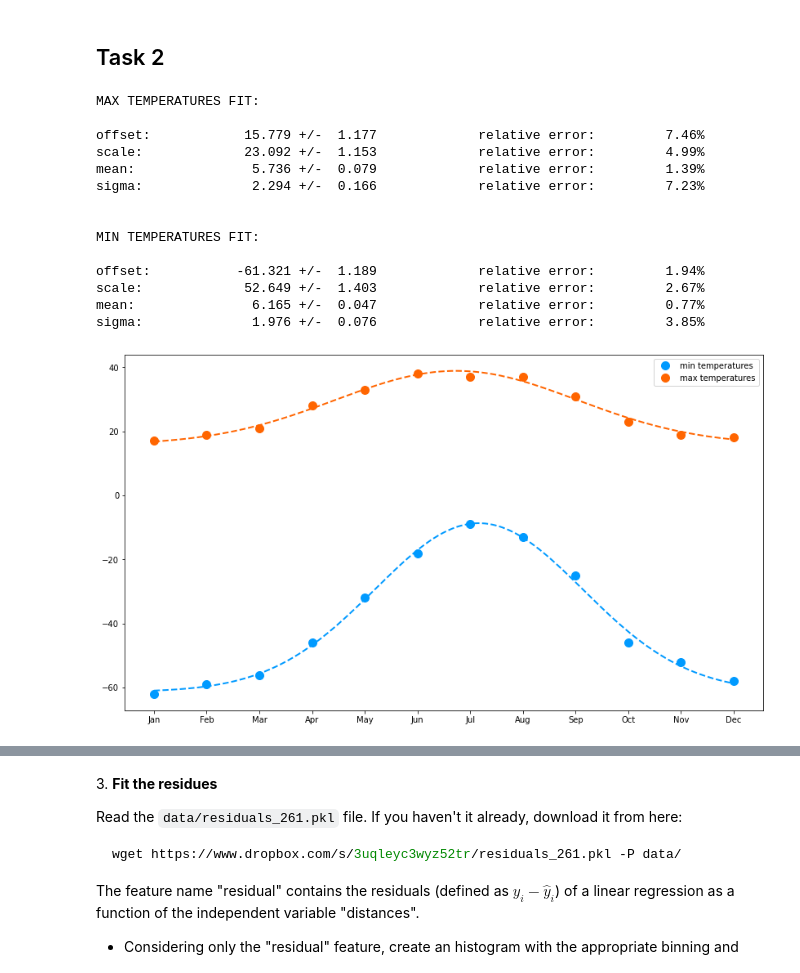
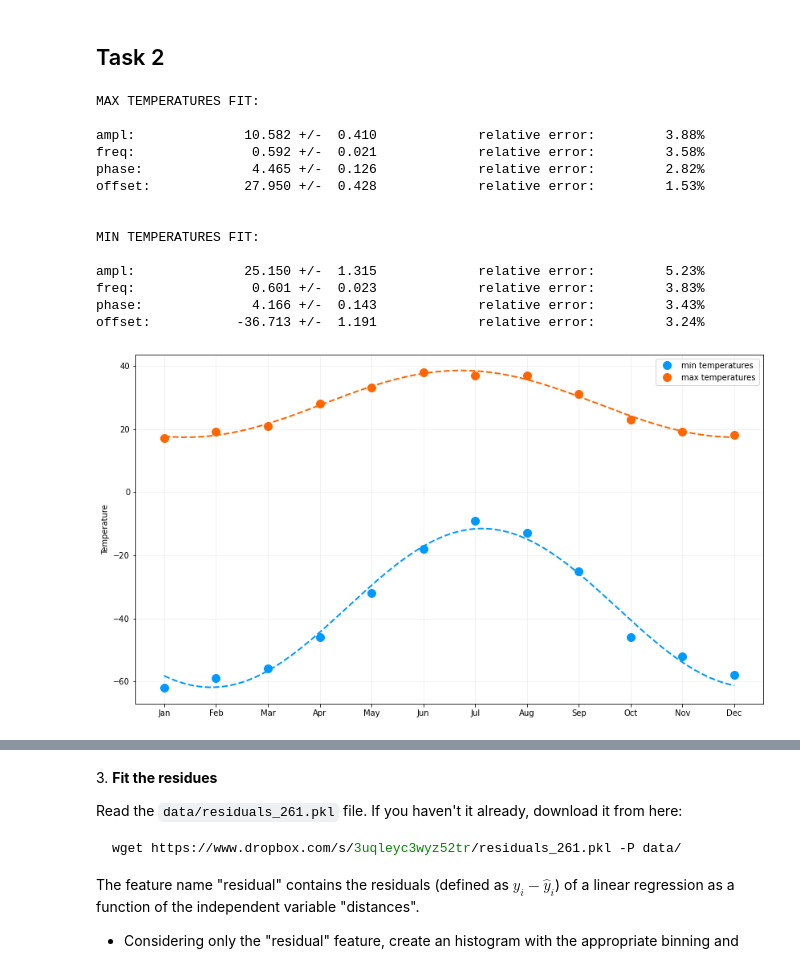
Before and after one commit to PhysicsOfData/LaboratoryOfComputationalPhysics_Y4, a Jupyter notebook: 08ex_fitting.ipynb, the cells around one changed output, grey strips where cells are left out. Drawn from its saved outputs; the diff is of its cells as text; code cells hidden in the pictures.

```diff
--- a/08ex_fitting.ipynb
+++ b/08ex_fitting.ipynb
@@ -141,17 +143,31 @@ t_max = np.array([17,   19,  21,  28,  33,  38, 37,  37,  31,  23,  19,  18])
 t_min = np.array([-62, -59, -56, -46, -32, -18, -9, -13, -25, -46, -52, -58]) # cold huh
 
 months = ["Jan", "Feb", "Mar", "Apr", "May", "Jun", "Jul", "Aug", "Sep", "Oct", "Nov", "Dec"]
-num_months = list(range(len(months)))
+num_months = np.array(list(range(len(months))))
-# %%
-def f(x, a, b, c, d):
-    """gaussian function"""
-    return a + b * np.exp(-np.power(x - c, 2.) / (2 * np.power(d, 2.)))
-
-par_list = ["offset", "scale", "mean", "sigma"]
+# %%
+# we expect temperatures to be periodic throughout the years
+# namely we expect higher max and min temperatures in summer and lower temperatures in winter
+# let's try with a sine function then
+
+def f(x, A, w, k, c):
+    """
+    periodic function
+
+    args:
+        x : data
+        A : amplitude
+        w : frequency
+        k : phase
+        c : offset
+    """
+
+    return A * np.sin(w*x + k) + c
+
+par_list = ["ampl", "freq", "phase", "offset"]
 # %%
 # initial guesses
-p0_min = [t_min.min(), t_min.max() - t_min.min(), t_min.argmax(), 2]
-p0_max = [t_max.min(), t_max.max() - t_max.min(), t_max.argmax(), 2]
+p0_min = [(t_min.max() - t_min.min())/2, 2/t_min.shape[0], t_min.argmax(), t_min.mean()]
+p0_max = [(t_max.max() - t_max.min())/2, 2/t_max.shape[0], t_max.argmax(), t_max.mean()]
 
 # fitting data
 par_max, cov_max = curve_fit(f=f, xdata=num_months, ydata=t_max, p0=p0_max)
@@ -176,31 +192,34 @@ for n, p, e in fit_min:
 # %% [output]
 MAX TEMPERATURES FIT:
 
-offset:            15.779 +/-  1.177             relative error:         7.46%
-scale:             23.092 +/-  1.153             relative error:         4.99%
-mean:               5.736 +/-  0.079             relative error:         1.39%
-sigma:              2.294 +/-  0.166             relative error:         7.23%
+ampl:              10.582 +/-  0.410             relative error:         3.88%
+freq:               0.592 +/-  0.021             relative error:         3.58%
+phase:              4.465 +/-  0.126             relative error:         2.82%
+offset:            27.950 +/-  0.428             relative error:         1.53%
 
 
 MIN TEMPERATURES FIT:
 
-offset:           -61.321 +/-  1.189             relative error:         1.94%
-scale:             52.649 +/-  1.403             relative error:         2.67%
-mean:               6.165 +/-  0.047             relative error:         0.77%
-sigma:              1.976 +/-  0.076             relative error:         3.85%
+ampl:              25.150 +/-  1.315             relative error:         5.23%
+freq:               0.601 +/-  0.023             relative error:         3.83%
+phase:              4.166 +/-  0.143             relative error:         3.43%
+offset:           -36.713 +/-  1.191             relative error:         3.24%
 # %%
 fig, ax = plt.subplots(figsize=(14,8))
+ax.grid(which = "both", alpha=0.2)
 
 ax.plot(months, t_min, color="#009AFF", lw=3, ls="none", marker="o", markersize=10, label="min temperatures")
 ax.plot(months, t_max, color="#ff6500", lw=3, ls="none", marker="o", markersize=10, label="max temperatures")
 
 grid = np.linspace(num_months[0], num_months[-1], 500)
 ax.plot(grid, f(grid, *par_min), color="#009AFF", lw=2, ls="dashed")
 ax.plot(grid, f(grid, *par_max), color="#ff6500", lw=2, ls="dashed")
 
+ax.set_ylabel("Temperature")
+
 ax.legend()
 plt.show()
 # %% [output]
-[figure, old version]
+[figure, new version]
 # %%
 print("The two fit look reasonable. Without knowing uncertainties of the measurements, we cannot be that much quantitative about that though.")
```
Also changed, not shown: parts of 17 cells of this notebook, 1 other file.
